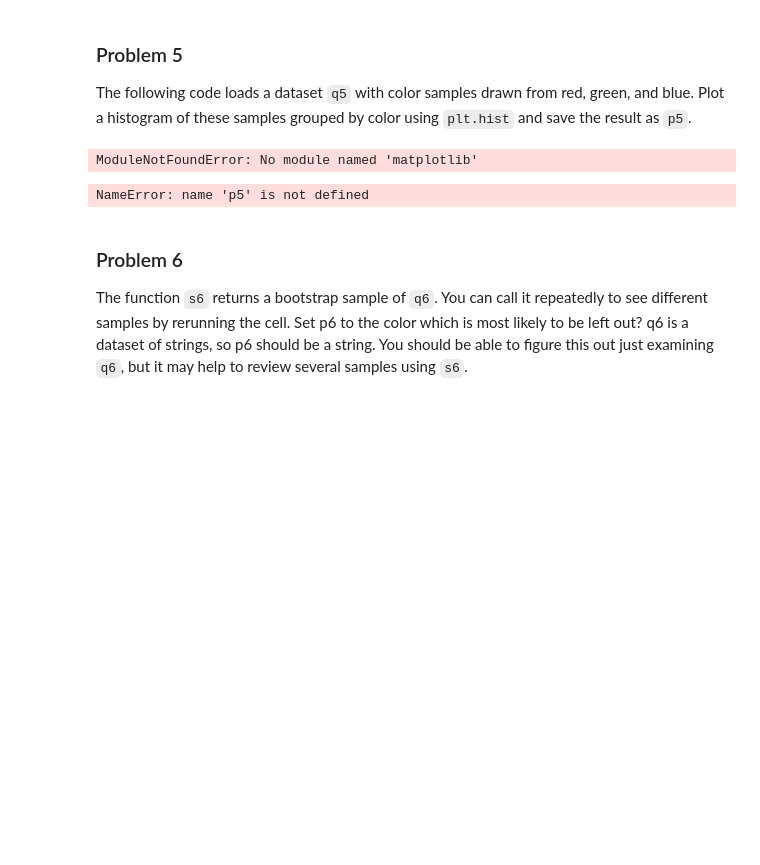
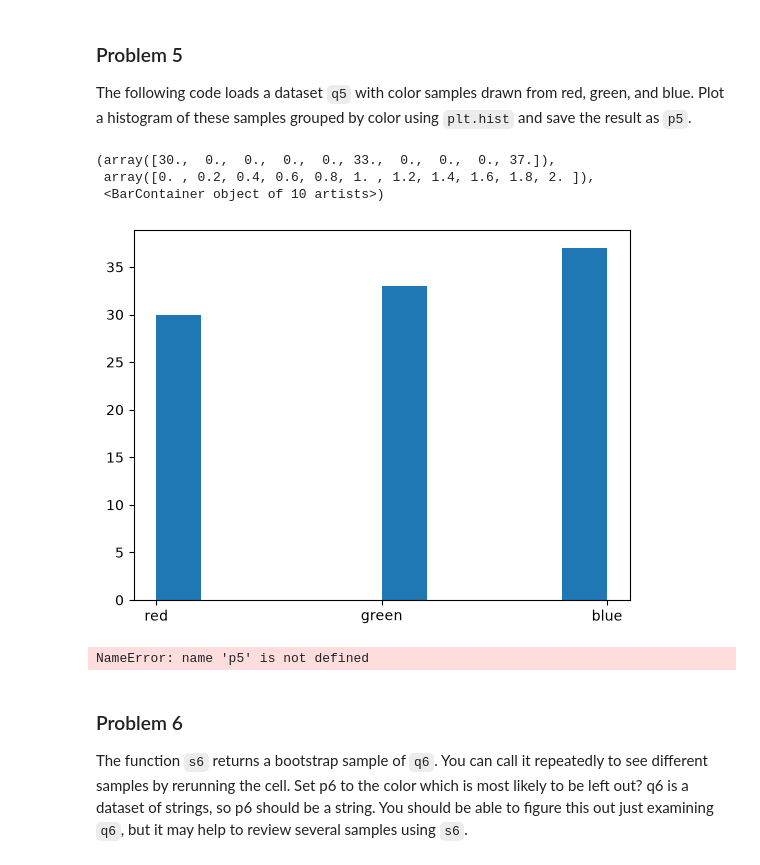
Before and after one commit to basseben/dx601-homework-02, a Jupyter notebook: homework.ipynb, the cells around one changed output. Saved outputs shown, nothing was run; the diff lists cells and outputs as text; code cells hidden in the pictures; blank space fills up the shorter version.

```diff
--- a/homework.ipynb
+++ b/homework.ipynb
@@ -119,15 +154,22 @@ The following code loads a dataset `q5` with color samples drawn from red, green
 Plot a histogram of these samples grouped by color using `plt.hist` and save the result as `p5`.
 # %%
 q5 = ['red', 'green', 'green', 'blue', 'blue', 'red', 'blue', 'blue', 'red', 'blue', 'red', 'blue', 'red', 'blue', 'red', 'green', 'blue', 'red', 'red', 'green', 'green', 'green', 'green', 'green', 'blue', 'green', 'blue', 'green', 'red', 'blue', 'blue', 'blue', 'green', 'blue', 'red', 'blue', 'green', 'red', 'blue', 'red', 'blue', 'blue', 'green', 'red', 'red', 'green', 'green', 'green', 'red', 'red', 'blue', 'blue', 'red', 'red', 'green', 'green', 'blue', 'blue', 'green', 'green', 'green', 'blue', 'blue', 'green', 'blue', 'red', 'green', 'green', 'green', 'red', 'red', 'blue', 'green', 'blue', 'green', 'blue', 'red', 'blue', 'green', 'green', 'red', 'red', 'blue', 'blue', 'blue', 'red', 'red', 'red', 'blue', 'green', 'green', 'red', 'green', 'red', 'blue', 'blue', 'blue', 'blue', 'green', 'red']
-# %%
-# YOUR CHANGES HERE
-plt.hist()
-# %% [output]
-ModuleNotFoundError: No module named 'matplotlib'
-# %%
-p5
-# %% [output]
-NameError: name 'p5' is not defined
+# %%
+# YOUR CHANGES HERE
+
+q5 = ['red', 'green', 'green', 'blue', 'blue', 'red', 'blue', 'blue', 'red', 'blue', 'red', 'blue', 'red', 'blue', 'red', 'green', 'blue', 'red', 'red', 'green', 'green', 'green', 'green', 'green', 'blue', 'green', 'blue', 'green', 'red', 'blue', 'blue', 'blue', 'green', 'blue', 'red', 'blue', 'green', 'red', 'blue', 'red', 'blue', 'blue', 'green', 'red', 'red', 'green', 'green', 'green', 'red', 'red', 'blue', 'blue', 'red', 'red', 'green', 'green', 'blue', 'blue', 'green', 'green', 'green', 'blue', 'blue', 'green', 'blue', 'red', 'green', 'green', 'green', 'red', 'red', 'blue', 'green', 'blue', 'green', 'blue', 'red', 'blue', 'green', 'green', 'red', 'red', 'blue', 'blue', 'blue', 'red', 'red', 'red', 'blue', 'green', 'green', 'red', 'green', 'red', 'blue', 'blue', 'blue', 'blue', 'green', 'red']
+
+plt.hist(q5)
+# %% [output]
+(array([30.,  0.,  0.,  0.,  0., 33.,  0.,  0.,  0., 37.]),
+ array([0. , 0.2, 0.4, 0.6, 0.8, 1. , 1.2, 1.4, 1.6, 1.8, 2. ]),
+ <BarContainer object of 10 artists>)
+[figure, added]
+# %%
+p5 =
+plt.hist(q5)
+# %% [output]
+NameError: name 'p5' is not defined
 # %% [markdown]
 ### Problem 6
 
```
Also changed, not shown: parts of 8 cells of this notebook.
